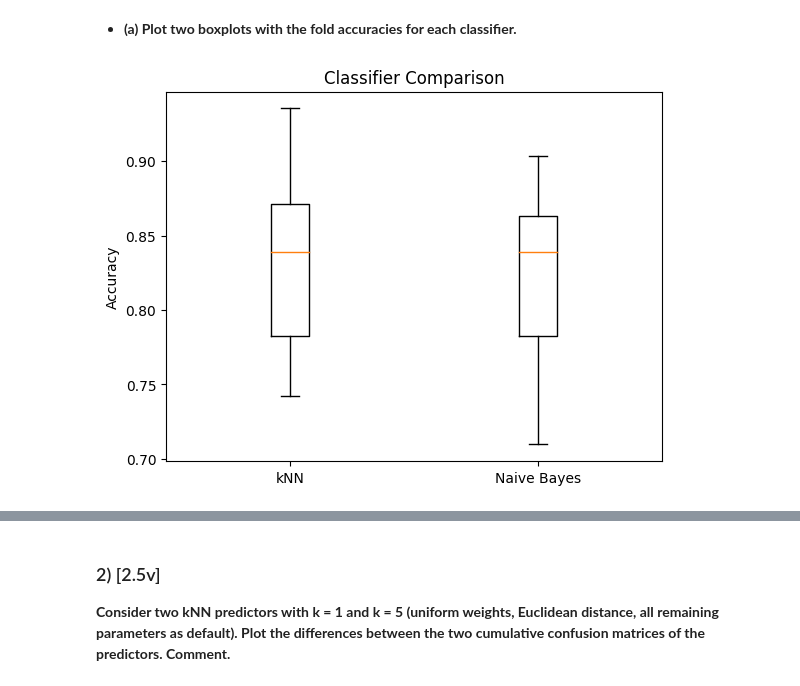
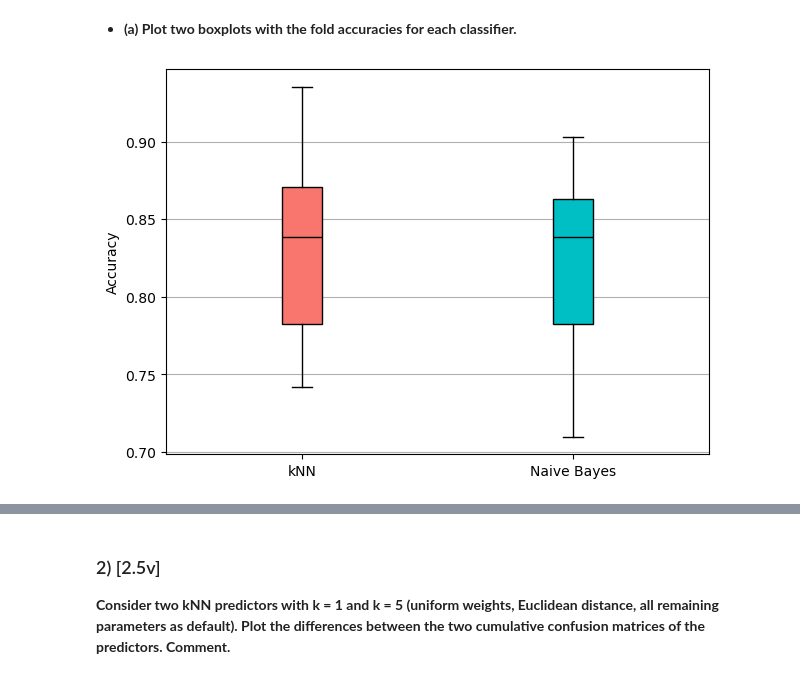
Before and after one commit to gocho1307/Homeworks-ML, a Jupyter notebook: hw2/hw2.ipynb, the cells around one changed output, grey strips where cells are left out. Saved outputs shown, nothing was run; the diff lists cells and outputs as text; code cells hidden in the pictures.

```diff
--- a/hw2/hw2.ipynb
+++ b/hw2/hw2.ipynb
@@ -30,22 +29,32 @@ df = pd.DataFrame(data[0])
 df["class"] = df["class"].str.decode("utf-8")
 X, y = df.drop("class", axis=1), df["class"]
 # %%
+# Define cross-validation strategy
+folds = StratifiedKFold(n_splits=10, shuffle=True, random_state=0)
+
 # Initialize classifiers
-knn_classifier = KNeighborsClassifier(n_neighbors=5)
-naive_bayes_classifier = GaussianNB()
-
-# Define cross-validation strategy
-cv = StratifiedKFold(n_splits=10, shuffle=True, random_state=0)
+knn_predictor = KNeighborsClassifier(n_neighbors=5)
+nb_predictor = GaussianNB()
 
 # Evaluate classifiers
-knn_accuracies = cross_val_score(knn_classifier, X, y, cv=cv, scoring='accuracy')
-naive_bayes_accuracies = cross_val_score(naive_bayes_classifier, X, y, cv=cv, scoring='accuracy')
+knn_accs = cross_val_score(knn_predictor, X, y, cv=folds, scoring="accuracy")
+nb_accs = cross_val_score(nb_predictor, X, y, cv=folds, scoring="accuracy")
-# %%
-# Plot boxplots
-plt.boxplot([knn_accuracies, naive_bayes_accuracies], labels=['kNN', 'Naive Bayes'])
-plt.title('Classifier Comparison')
-plt.ylabel('Accuracy')
-plt.show()
-# %% [output]
-[figure, removed]
+# %%
+# Plot boxplots
+plt.figure(figsize=(7, 5))
+b_plot = plt.boxplot(
+    [knn_accs, nb_accs], patch_artist=True, labels=["kNN", "Naive Bayes"]
+)
+
+colors = ["#f8766d", "#00bfc4"]
+for patch, color in zip(b_plot["boxes"], colors):
+    patch.set_facecolor(color)
+for median in b_plot["medians"]:
+    median.set_color("black")
+
+plt.ylabel("Accuracy")
+plt.grid(axis="y")
+plt.show()
+# %% [output]
+[figure, added]
 # %% [markdown]
```
Also changed, not shown: parts of 6 cells of this notebook, 8 other files.
